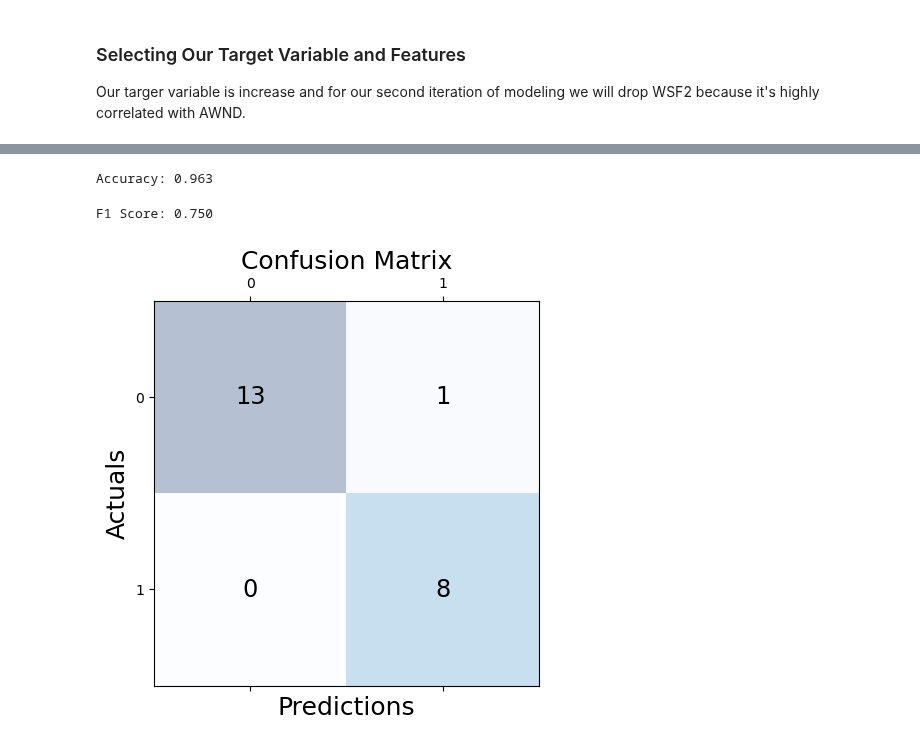
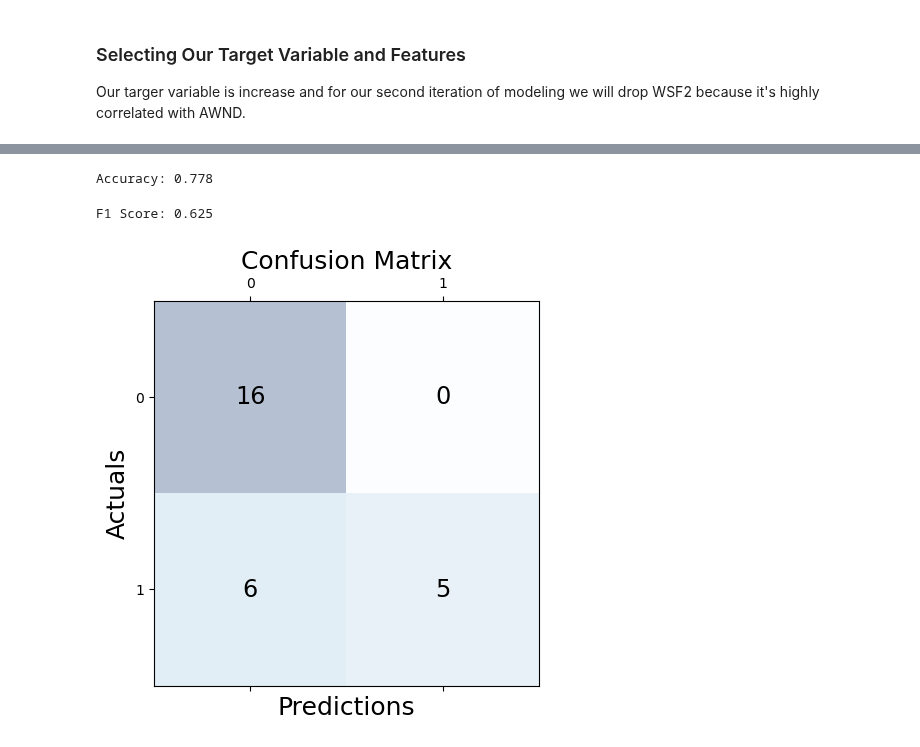
Before and after one commit to SSGrasland/Modeling-Hurricane-Impact-on-Florida-Real-Estate-Value-, a Jupyter notebook: 4. Modeling.ipynb, the cells around one changed output, grey strips where cells are left out. Saved outputs shown, nothing was run; the diff lists cells and outputs as text; code cells hidden in the pictures.

```diff
--- a/4. Modeling.ipynb
+++ b/4. Modeling.ipynb
@@ -554,7 +486,7 @@ feature_importance.plot(x='Feature', y='Importance', kind='barh', figsize=(10, 6
 #y is prediction variable
 #X is features
 y = bottom['increase']
-X = bottom.drop(['City', 'HurricaneName', 'DATE', 'after', 'percent', 'increase'], axis=1)
+X = bottom.drop(['City', 'HurricaneName', 'DATE', 'after', 'percent', 'increase', 'WSF2'], axis=1)
 # %% [markdown]
 ### Train/Test Split
 # %%
@@ -572,7 +504,8 @@ X_test= sc.transform(X_test)
 # %%
 # Create instance of smotec
 from imblearn.over_sampling import SMOTE,SMOTENC
-smote = SMOTE(random_state=56)
+# set sampling_strategy to 0.8 to avoid oversampling
+smote = SMOTE(sampling_strategy=0.8, random_state=56)
 # %%
 # Create resampled version of the train dataset
 SMOTE_X_train, SMOTE_y_train = smote.fit_resample(X_train, y_train)
@@ -1015,7 +934,3 @@ plt.show()
 [figure]
 # %% [markdown]
 ## XGBoost on Hurricane Ian Data
-# %%
-import xgboost as xgb
-from xgboost import XGBClassifier, plot_importance
-xgb = xgb.XGBClassifier(random_state=56)
@@ -1036,33 +967,35 @@ all_ian.head()
 #X is features
 y_boost = all_ian['increase']
 X_boost = all_ian.drop(['City', 'HurricaneName', 'DATE', 'after', 'percent', 'increase'], axis=1)
-# %%
-xgb.fit(X_boost, y_boost);
 # %%
 y_pred = xgb.predict(X_boost)
 # %%
 #Printing Accuracy
+#With Wind 78%
+#Without wind 74%
 print('Accuracy: %.3f' % accuracy_score(y_boost, y_pred))
 # %% [output]
-Accuracy: 0.963
+Accuracy: 0.778
 # %%
 #using F-1 score to see how it performs
 #F1 Score = 2* Precision Score * Recall Score/ (Precision Score + Recall Score/)
-print('F1 Score: %.3f' % f1_score(XG_y_train, y_pred_train))
+#With Wind 0.625
+#Without wind 0.588
+print('F1 Score: %.3f' % f1_score(y_boost, y_pred))
 # %% [output]
-F1 Score: 0.750
+F1 Score: 0.625
 # %%
-conf_matrix = confusion_matrix(y_true=XG_y_test, y_pred=y_pred_test)
+conf_matrix = confusion_matrix(y_true=y_boost, y_pred=y_pred)
 
 fig, ax = plt.subplots(figsize=(5, 5))
 ax.matshow(conf_matrix, cmap=plt.cm.Blues, alpha=0.3)
 for i in range(conf_matrix.shape[0]):
     for j in range(conf_matrix.shape[1]):
         ax.text(x=j, y=i,s=conf_matrix[i, j], va='center', ha='center', size='xx-large')
 
 plt.xlabel('Predictions', fontsize=18)
 plt.ylabel('Actuals', fontsize=18)
 plt.title('Confusion Matrix', fontsize=18)
 plt.show()
 # %% [output]
-[figure, old version]
+[figure, new version]
```
Also changed, not shown: parts of 36 cells of this notebook, 5 other files.
